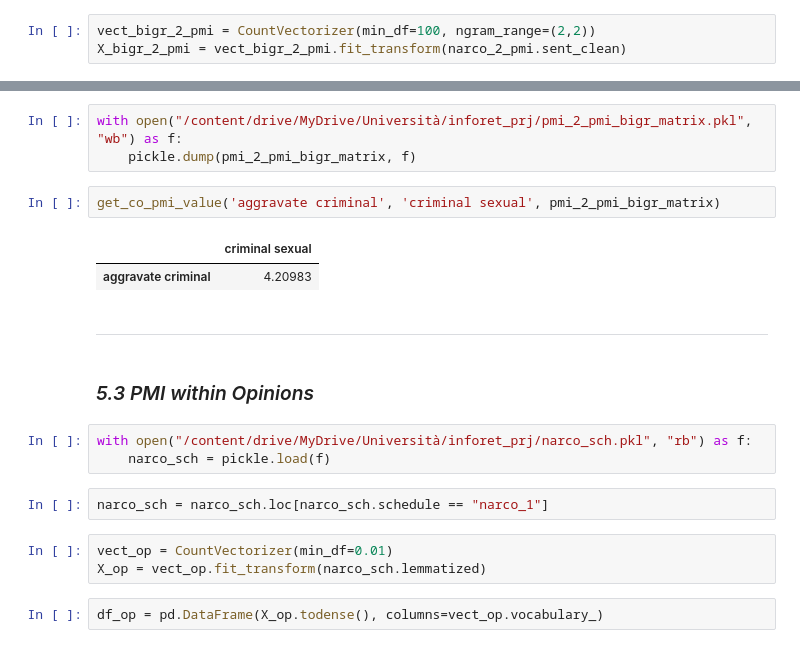
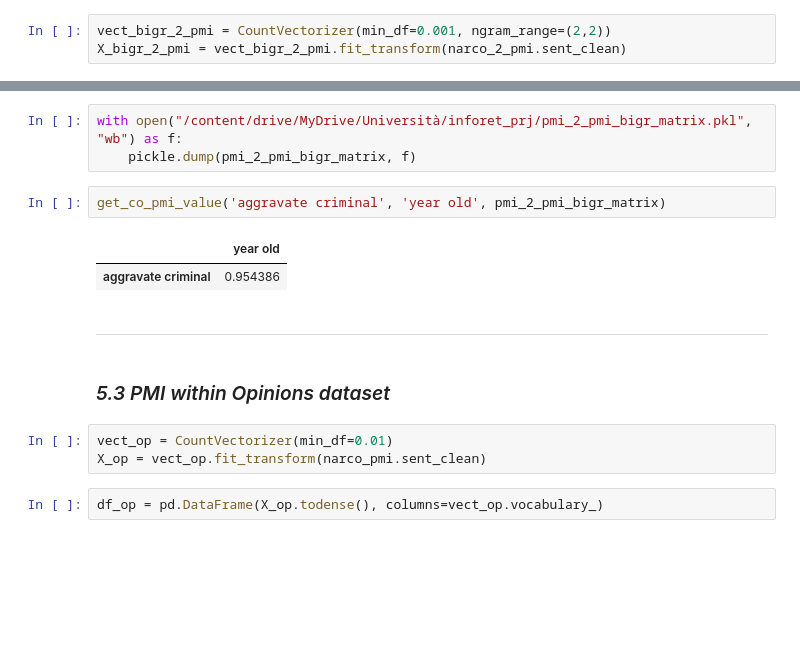
Before and after one commit to martinaviggiano/knowledge_extraction_project, a Jupyter notebook: 03_Word2Vec_ PMI.ipynb, the cells around one changed output, grey strips where cells are left out. Saved outputs shown, nothing was run; the diff lists cells and outputs as text; blank space fills up the shorter version.

```diff
--- a/03_Word2Vec_ PMI.ipynb
+++ b/03_Word2Vec_ PMI.ipynb
@@ -542,7 +507,7 @@ get_co_pmi_value('postconviction petition', 'appeal order', pmi_1_pmi_bigr_matri
 # %% [markdown]
 #### *5.2.2 Bi-grams co-occurrences Schedule II*
 # %%
-vect_bigr_2_pmi = CountVectorizer(min_df=100, ngram_range=(2,2))
+vect_bigr_2_pmi = CountVectorizer(min_df=0.001, ngram_range=(2,2))
 X_bigr_2_pmi = vect_bigr_2_pmi.fit_transform(narco_2_pmi.sent_clean)
 # %%
 df_2_pmi_bigr = pd.DataFrame(X_bigr_2_pmi.todense(), columns=vect_bigr_2_pmi.vocabulary_)
@@ -575,22 +540,17 @@ pmi_2_pmi_bigr_matrix
 with open("/content/drive/MyDrive/Università/inforet_prj/pmi_2_pmi_bigr_matrix.pkl", "wb") as f:
     pickle.dump(pmi_2_pmi_bigr_matrix, f)
 # %%
-get_co_pmi_value('aggravate criminal', 'criminal sexual', pmi_2_pmi_bigr_matrix)
+get_co_pmi_value('aggravate criminal', 'year old', pmi_2_pmi_bigr_matrix)
 # %% [output]
-|  | criminal sexual |
-| aggravate criminal | 4.20983 |
+|  | year old |
+| aggravate criminal | 0.954386 |
 # %% [markdown]
 ---
 # %% [markdown]
-### *5.3 PMI within Opinions*
+### *5.3 PMI within Opinions dataset*
-# %%
-with open("/content/drive/MyDrive/Università/inforet_prj/narco_sch.pkl", "rb") as f:
-    narco_sch = pickle.load(f)
-# %%
-narco_sch = narco_sch.loc[narco_sch.schedule == "narco_1"]
 # %%
 vect_op = CountVectorizer(min_df=0.01)
-X_op = vect_op.fit_transform(narco_sch.lemmatized)
+X_op = vect_op.fit_transform(narco_pmi.sent_clean)
 # %%
 df_op = pd.DataFrame(X_op.todense(), columns=vect_op.vocabulary_)
 # %%
```
Also changed, not shown: parts of 25 cells of this notebook, 3 other files.
